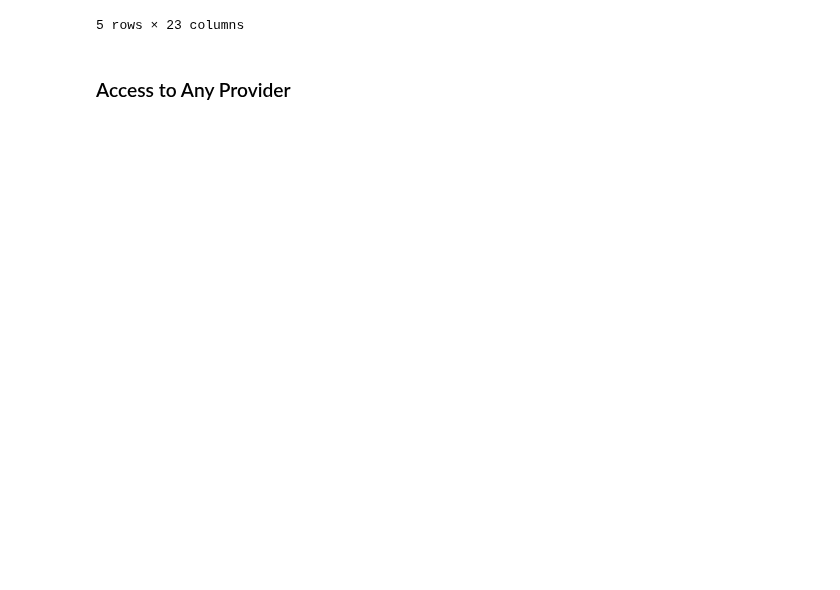
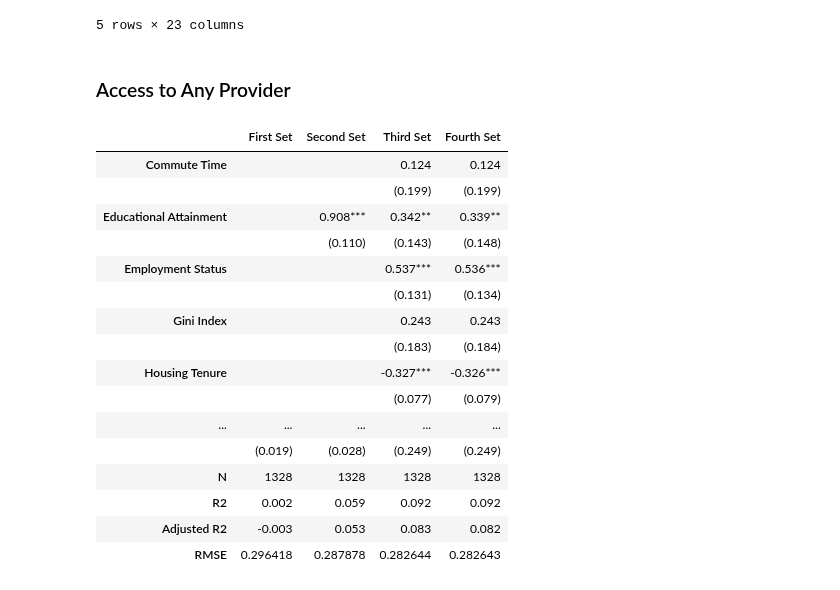
Before and after one commit to franc703/ecrq_stats, a Jupyter notebook: notebooks/produce_regressions.ipynb, the cells around one changed output. Drawn from its saved outputs; the diff is of its cells as text; code cells hidden in the pictures; blank space fills up the shorter version.

```diff
--- a/notebooks/produce_regressions.ipynb
+++ b/notebooks/produce_regressions.ipynb
@@ -48,11 +50,13 @@ data = pd.read_csv(
 )  # Replace with the path to your data file
 
 # Merge tract_pop to data
-data = data.merge(
-    tract_pop, how="left", on= "tract", validate="1:1")
+data = data.merge(tract_pop, how="left", on="tract", validate="1:1")
 
 # Scale median_household_income by 10,000
 data["median_household_income"] = data["median_household_income"] / 10000
+
+# Scale density by 10,000
+data["density"] = data["density"] / 10000
 
 # Rename the variables
 data.rename(
@@ -96,21 +100,22 @@ data.head()
 | 4 | 0.009878 | 0.000000 | 59.393177 | 27 | 27001 | 1231986725 | ... |
 5 rows × 23 columns
 # %%
-def run_regression_analysis(covariates, outcome_variables, data, scalar=1):
+def run_regression_analysis(covariates_list, outcome_variable, data, model_names, scalar=1):
     regression_results = {}
     rmse_results = {}
 
-    for outcome in outcome_variables:
+    for covariates, model_name in zip(covariates_list, model_names):
         X = sm.add_constant(data[covariates])
-        y = data[outcome] * scalar
+        y = data[outcome_variable] * scalar
 
         model = sm.OLS(y, X)
         result = model.fit()
 
         rmse = np.sqrt(mean_squared_error(y, result.predict()))
 
-        regression_results[outcome] = result
-        rmse_results[outcome] = rmse
+        # Use model name as a key to store results
+        regression_results[model_name] = result
+        rmse_results[model_name] = rmse
 
     return regression_results, rmse_results
 # %% [markdown]
@@ -117,0 +193,77 @@ def run_regression_analysis(covariates, outcome_variables, data, scalar=1):
+# %%
+# Here I'm assuming covariate_list is the list containing the variable names in the order you want
+covariate_list_ordered = [
+    'Commute Time',
+    'Educational Attainment',
+    'Employment Status',
+    'Gini Index',
+    'Housing Tenure',
+    'Median Household Income',
+    'Population Density',
+    'Poverty Status',
+    'Share of American Indian/Alaska Native Population',
+    'Share of Asian Population',
+    'Share of Black Population',
+    'Share of Hispanic/Latino Population',
+    'Share of Other Race Population',
+    'Share of White Population',
+    'Without Health Insurance',
+    'const',
+]
+
+# Separate list for non-standard error metrics
+metrics_list = ['N', 'R2', 'Adjusted R2', 'RMSE']
+
+# Last non-empty row name
+last_non_empty = ''
+
+# New index
+new_index = []
+
+for name in summary_df1.index:
+    if name == '':
+        new_index.append(last_non_empty + '_se')
+    else:
+        new_index.append(name)
+        last_non_empty = name
+
+# Assign the new index to summary_df1
+summary_df1.index = new_index
+
+# Create a new list that alternates between each variable name and its corresponding "_se" version
+covariate_list_ordered_extended = [item for sublist in [[var, var + "_se"] for var in covariate_list_ordered] for item in sublist if item in summary_df1.index]
+
+# Add the non-standard error metrics to the list
+covariate_list_ordered_extended += metrics_list
+
+# Reindex summary_df1 according to covariate_list_ordered_extended
+summary_df_ordered = summary_df1.reindex(covariate_list_ordered_extended)
+
+# Specify the indexes that end with '_se' that you want to replace
+indexes_to_replace = [name for name in summary_df_ordered.index if name.endswith('_se')]
+
+# Create a mapping dictionary to replace specified indexes with an empty string
+index_replace_dict = {index: '' for index in indexes_to_replace}
+
+# Use the .rename method with the mapping dictionary
+summary_df_ordered.rename(index=index_replace_dict, inplace=True)
+
+summary_df_ordered
+# %% [output]
+|  | First Set | Second Set | Third Set | Fourth Set |
+| Commute Time |  |  | 0.124 | 0.124 |
+|  |  |  | (0.199) | (0.199) |
+| Educational Attainment |  | 0.908*** | 0.342** | 0.339** |
+|  |  | (0.110) | (0.143) | (0.148) |
+| Employment Status |  |  | 0.537*** | 0.536*** |
+|  |  |  | (0.131) | (0.134) |
+| Gini Index |  |  | 0.243 | 0.243 |
+|  |  |  | (0.183) | (0.184) |
+| Housing Tenure |  |  | -0.327*** | -0.326*** |
+|  |  |  | (0.077) | (0.079) |
+| ... | ... | ... | ... | ... |
+|  | (0.019) | (0.028) | (0.249) | (0.249) |
+| N | 1328 | 1328 | 1328 | 1328 |
+| R2 | 0.002 | 0.059 | 0.092 | 0.092 |
+| Adjusted R2 | -0.003 | 0.053 | 0.083 | 0.082 |
+| RMSE | 0.296418 | 0.287878 | 0.282644 | 0.282643 |
```
Also changed, not shown: parts of 8 cells of this notebook.
